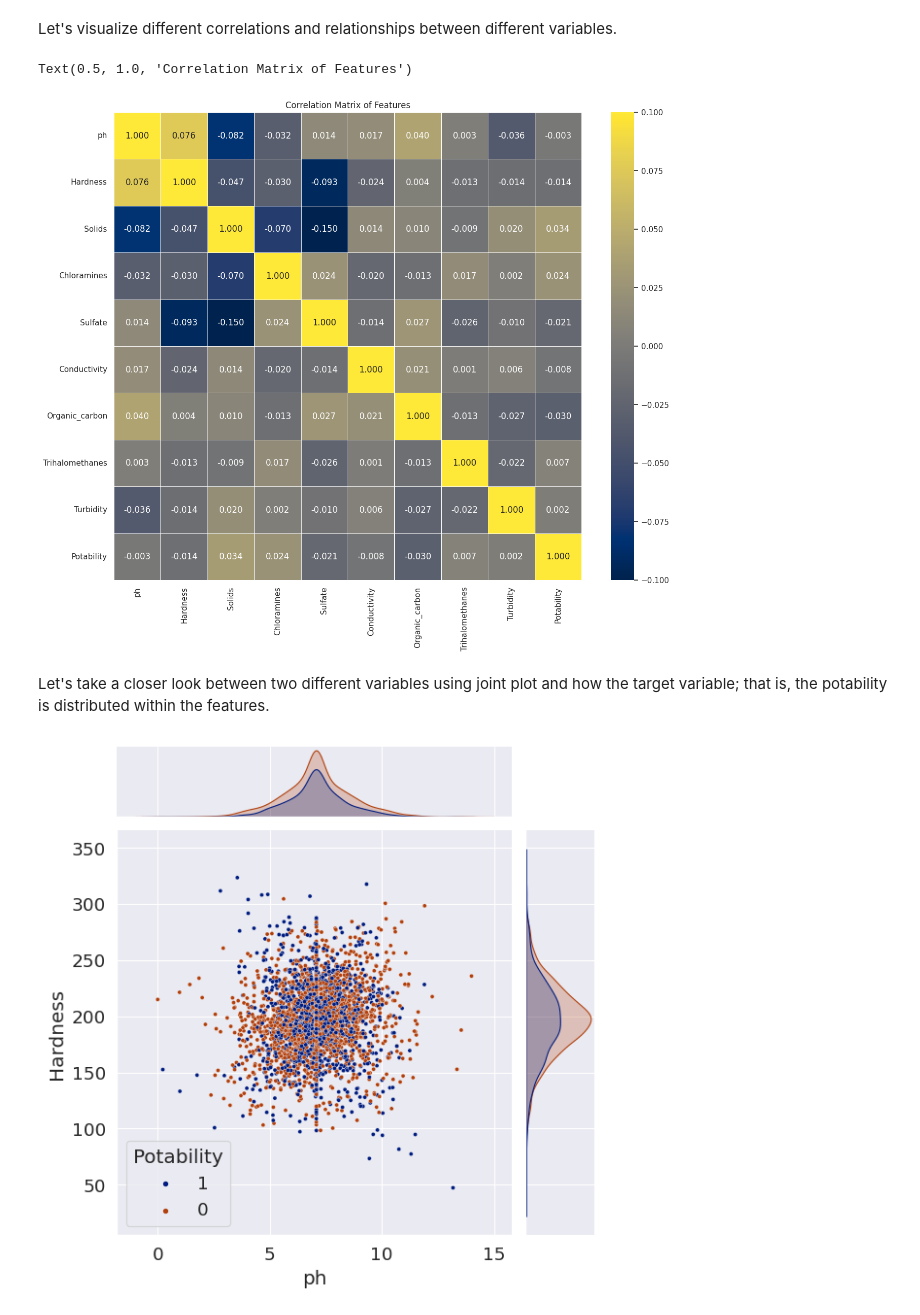
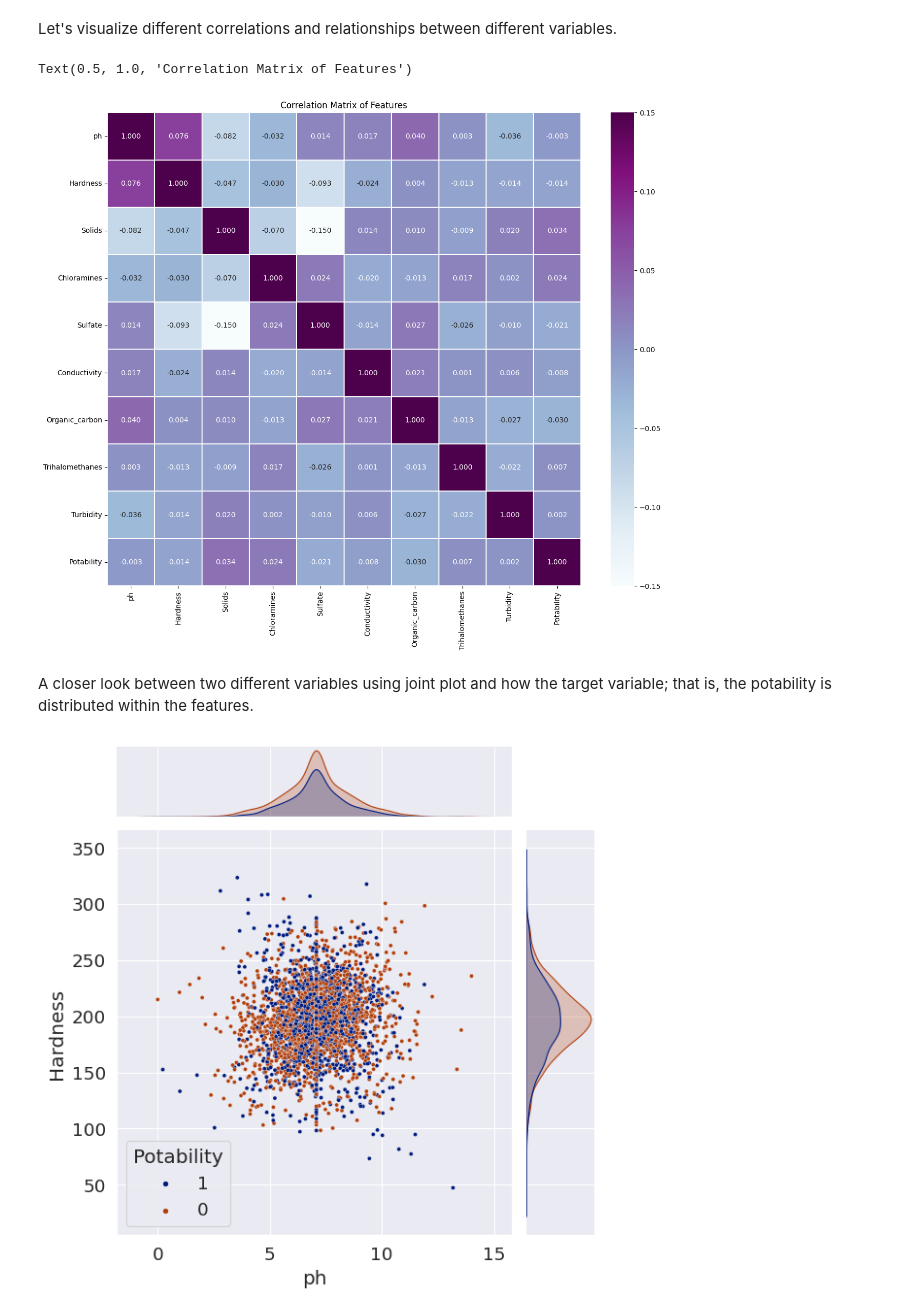
Before and after one commit to usama-waseem/Water-Quality-and-Potability, a Jupyter notebook: Water_Quality_and_Potability.ipynb, the cells around one changed output. Drawn from its saved outputs; the diff is of its cells as text; code cells hidden in the pictures.

Commit message:
Add files via upload
Updating and using different classification models including adding a pipeline constructor

```diff
--- a/Water_Quality_and_Potability.ipynb
+++ b/Water_Quality_and_Potability.ipynb
@@ -168,15 +153,15 @@ Let's visualize different correlations and relationships between different varia
 # %%
 #Corrleation heatmap of features (variables)
 plt.figure(figsize=(15,12))
-sns.set_theme(style='darkgrid')
-plot=sns.heatmap(water_potability.corr('pearson'), cmap='cividis', vmin=-.1, vmax=.1, center=0, annot=True,
-            fmt='.3f', square=True, linewidth=.5)
+# sns.set_theme(style='darkgrid')
+plot=sns.heatmap(water_potability.corr('pearson'), cmap='BuPu', vmin=-.15, vmax=.15, center=0, annot=True,
+            fmt='.3f', square=True, linewidth=.25)
 plot.set_title("Correlation Matrix of Features")
 # %% [output]
 Text(0.5, 1.0, 'Correlation Matrix of Features')
-[figure, old version]
+[figure, new version]
 # %% [markdown]
-Let's take a closer look between two different variables using joint plot and how the target variable; that is, the potability is distributed within the features.
+A closer look between two different variables using joint plot and how the target variable; that is, the potability is distributed within the features.
 # %%
 sns.set_theme(context='paper', style='darkgrid', palette='dark', font_scale=1.5, rc={'lines.markersize':3})
 plot=sns.jointplot(data=water_potability, x='ph', y='Hardness', hue='Potability', hue_order=[1,0], kind='scatter')
```
Also changed, not shown: parts of 25 cells of this notebook.
